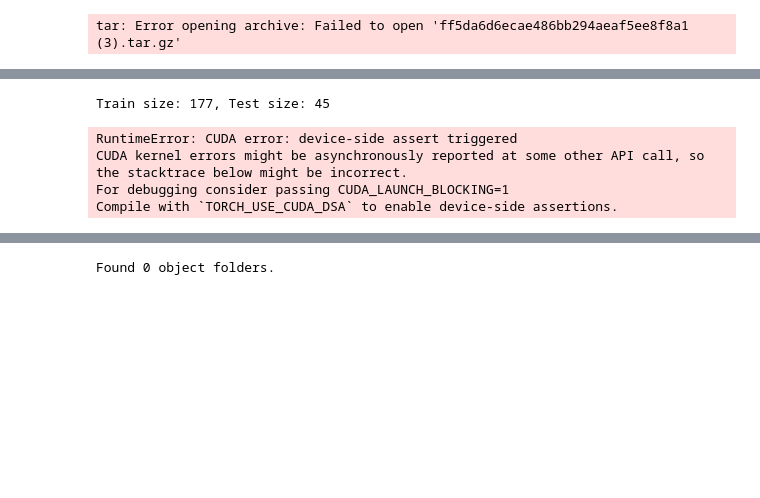
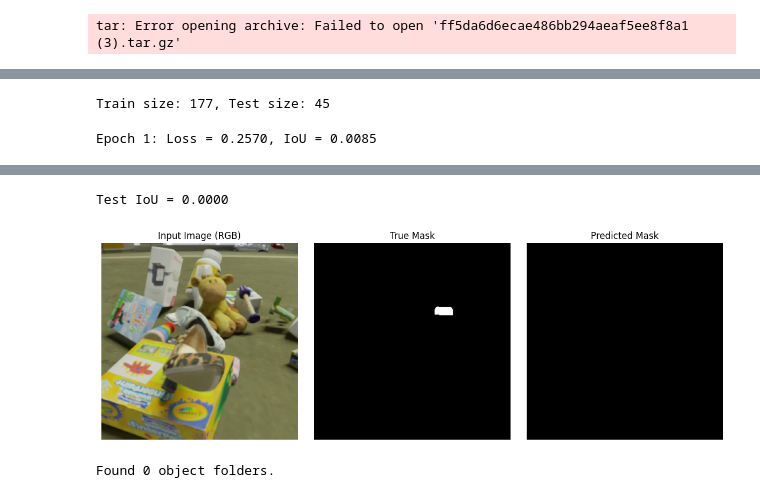
Before and after one commit to Gandledore/LLNL-DSC2025-FrameShift, a Jupyter notebook: Task_1_1_Modal_to_Amodal_Baseline.ipynb, the cells around one changed output, grey strips where cells are left out. Drawn from its saved outputs; the diff is of its cells as text; code cells hidden in the pictures; blank space fills up the shorter version.

```diff
--- a/Task_1_1_Modal_to_Amodal_Baseline.ipynb
+++ b/Task_1_1_Modal_to_Amodal_Baseline.ipynb
@@ -190,8 +213,8 @@ train_set, test_set = random_split(dataset, [train_size, test_size])
 
 print(f"Train size: {len(train_set)}, Test size: {len(test_set)}")
 
-train_loader = DataLoader(train_set, batch_size=2, shuffle=True)
-test_loader = DataLoader(test_set, batch_size=2)
+train_loader = DataLoader(train_set, batch_size=4, shuffle=True)
+test_loader = DataLoader(test_set, batch_size=4)
 
 device = torch.device("cuda" if torch.cuda.is_available() else "cpu")
 model = UNet(in_channels=4, out_channels=2).to(device)
@@ -204,7 +227,4 @@ evaluate_model(model, test_loader, device)
 visualize_prediction(model, test_set, device, idx=0)
 # %% [output]
 Train size: 177, Test size: 45
-RuntimeError: CUDA error: device-side assert triggered
-CUDA kernel errors might be asynchronously reported at some other API call, so the stacktrace below might be incorrect.
-For debugging consider passing CUDA_LAUNCH_BLOCKING=1
-Compile with `TORCH_USE_CUDA_DSA` to enable device-side assertions.
+Epoch 1: Loss = 0.2570, IoU = 0.0085
@@ -211,3 +235,5 @@ Compile with `TORCH_USE_CUDA_DSA` to enable device-side assertions.
+Test IoU = 0.0000
+[figure, added]
 # %%
 from pathlib import Path
 import torch
```
Also changed, not shown: parts of 6 cells of this notebook.
